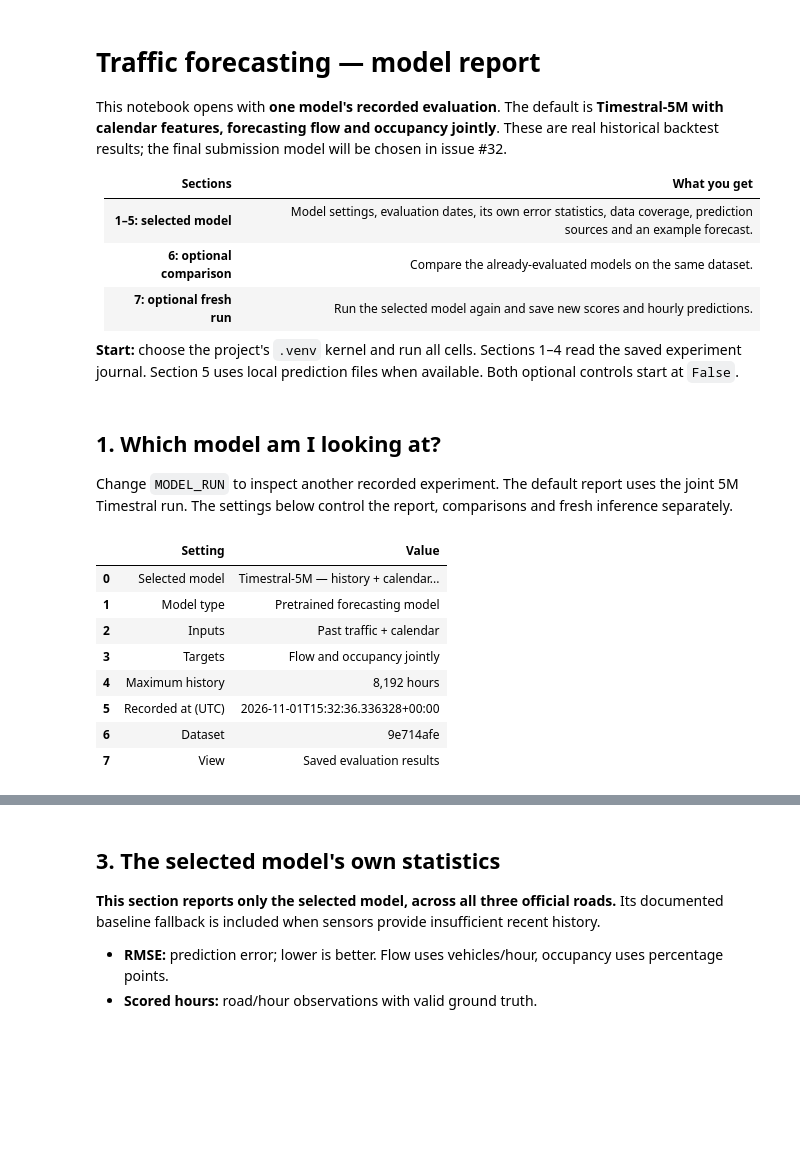
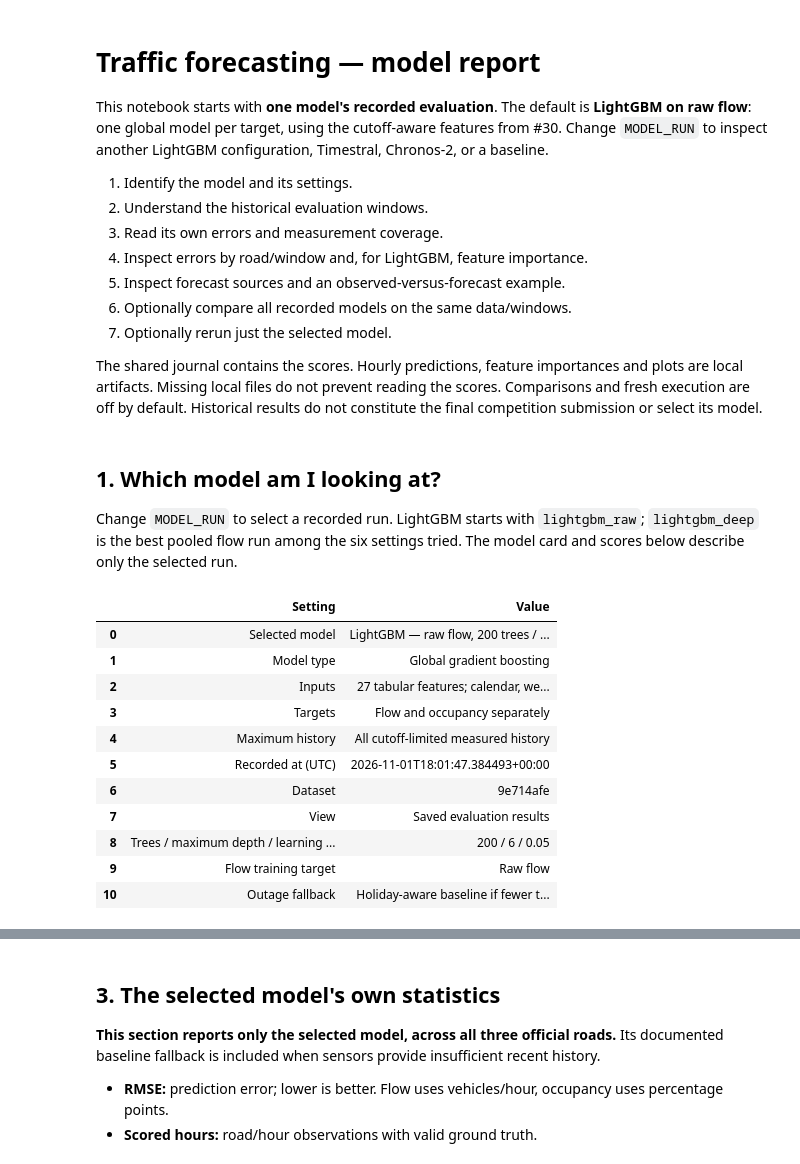
Before and after one commit to Dzoershi/BCG-X-Datathon-Traffic-Prediction-for-Delivery-Optimization, a Jupyter notebook: notebooks/05_model_experiments.ipynb, the cells around one changed output, grey strips where cells are left out. Drawn from its saved outputs; the diff is of its cells as text; code cells hidden in the pictures; blank space fills up the shorter version.

```diff
--- a/notebooks/05_model_experiments.ipynb
+++ b/notebooks/05_model_experiments.ipynb
@@ -1,19 +1,21 @@
 # %% [markdown]
 # Traffic forecasting — model report
 
-This notebook opens with **one model's recorded evaluation**. The default is **Timestral-5M with calendar features, forecasting flow and occupancy jointly**. These are real historical backtest results; the final submission model will be chosen in issue #32.
+This notebook starts with **one model's recorded evaluation**. The default is **LightGBM on raw flow**: one global model per target, using the cutoff-aware features from #30. Change `MODEL_RUN` to inspect another LightGBM configuration, Timestral, Chronos-2, or a baseline.
 
-| Sections | What you get |
-|---|---|
-| **1–5: selected model** | Model settings, evaluation dates, its own error statistics, data coverage, prediction sources and an example forecast. |
-| **6: optional comparison** | Compare the already-evaluated models on the same dataset. |
-| **7: optional fresh run** | Run the selected model again and save new scores and hourly predictions. |
+1. Identify the model and its settings.
+2. Understand the historical evaluation windows.
+3. Read its own errors and measurement coverage.
+4. Inspect errors by road/window and, for LightGBM, feature importance.
+5. Inspect forecast sources and an observed-versus-forecast example.
+6. Optionally compare all recorded models on the same data/windows.
+7. Optionally rerun just the selected model.
 
-**Start:** choose the project's `.venv` kernel and run all cells. Sections 1–4 read the saved experiment journal. Section 5 uses local prediction files when available. Both optional controls start at `False`.
+The shared journal contains the scores. Hourly predictions, feature importances and plots are local artifacts. Missing local files do not prevent reading the scores. Comparisons and fresh execution are off by default. Historical results do not constitute the final competition submission or select its model.
 # %% [markdown]
 ## 1. Which model am I looking at?
 
-Change `MODEL_RUN` to inspect another recorded experiment. The default report uses the joint 5M Timestral run. The settings below control the report, comparisons and fresh inference separately.
+Change `MODEL_RUN` to select a recorded run. LightGBM starts with `lightgbm_raw`; `lightgbm_deep` is the best pooled flow run among the six settings tried. The model card and scores below describe only the selected run.
 # %%
 import json
 import re
@@ -28,11 +30,13 @@ if not (ROOT / "pyproject.toml").exists():
     ROOT = ROOT.parent
 assert (ROOT / "pyproject.toml").exists(), "Open from the repository root or notebooks folder."
 
-MODEL_RUN = "timestral_5m_calendar_multivariate"
+MODEL_RUN = "lightgbm_raw"
 SNAPSHOT = "9e714afe6479d9a22e680b0e70893e06fd04c574219a2ec28f9ceffb237c391d"
 WINDOW_CUTOFF = "2026-10-22"
 EXAMPLE_ROAD = "Convention"
-ARTIFACT_DIR = ROOT / "outputs/metrics/timestral_20261101"
+ARTIFACT_DIR = ROOT / "outputs/metrics" / (
+    "lightgbm_20261101" if MODEL_RUN.startswith("lightgbm_") else "timestral_20261101"
+)
 
 SHOW_COMPARISONS = False
 RERUN_MODEL = False
@@ -51,14 +55,22 @@ MODEL_NAMES = {
     "timestral_28m_calendar": "Timestral-28M — history + calendar",
     "timestral_28m_calendar_multivariate": "Timestral-28M — history + calendar, joint targets",
 }
+MODEL_NAMES.update({
+    "lightgbm_raw": "LightGBM — raw flow, 200 trees / depth 6",
+    "lightgbm_log": "LightGBM — log1p flow, 200 trees / depth 6",
+    "lightgbm_shallow": "LightGBM — raw flow, 100 trees / depth 3",
+    "lightgbm_shallow_log": "LightGBM — log1p flow, 100 trees / depth 3",
+    "lightgbm_deep": "LightGBM — raw flow, 400 trees / depth 8",
+    "lightgbm_deep_log": "LightGBM — log1p flow, 400 trees / depth 8",
+})
 TARGET_NAMES = {"debit_horaire": "Traffic flow", "taux_occupation": "Occupancy"}
 TARGET_UNITS = {"debit_horaire": "vehicles/hour", "taux_occupation": "percentage points"}
 
 journal = pd.read_csv(ROOT / "docs/experiments.csv")
-recorded = journal.loc[journal.description.str.startswith("Issue #20;", na=False)].copy()
+recorded = journal.loc[journal.description.str.match(r"Issue #(?:20|31);", na=False)].copy()
 recorded["fingerprint"] = recorded.description.str.extract(r"fingerprint\s+([0-9a-f]{64})", expand=False)
 recorded = recorded.loc[recorded.fingerprint.eq(SNAPSHOT)]
-recorded["run"] = recorded.description.str.extract(r"Issue #20;\s*([^;]+);", expand=False)
+recorded["run"] = recorded.description.str.extract(r"Issue #(?:20|31);\s*([^;]+);", expand=False)
 recorded = recorded.drop_duplicates("run", keep="last")
 assert MODEL_RUN in set(recorded.run), f"Choose a recorded run from {list(recorded.run)}"
 selected_record = recorded.set_index("run").loc[MODEL_RUN]
@@ -101,30 +113,49 @@ def score_table(frame, groups=()):
 def saved_seconds(description, field):
     match = re.search(rf"{field}\s+([0-9.]+)s", description)
     return float(match.group(1)) if match else None
+
+is_lightgbm = selected_record.model == "LightGBMForecaster"
 # %%
 context = re.search(r"context\s+([0-9]+)\s+h", selected_record.description)
 settings = {
     "Selected model": MODEL_NAMES.get(MODEL_RUN, MODEL_RUN),
-    "Model type": "Pretrained forecasting model" if is_foundation else "Rule-based baseline",
-    "Inputs": "Past traffic + calendar" if "calendar" in MODEL_RUN else "Past traffic and rule-specific calendar use",
-    "Targets": ("Flow and occupancy jointly" if "multivariate" in MODEL_RUN else
-                "Flow and occupancy separately") if is_foundation else "Flow and occupancy",
-    "Maximum history": f"{int(context.group(1)):,} hours" if context else "Defined by the baseline rule",
+    "Model type": ("Global gradient boosting" if is_lightgbm else
+                   "Pretrained forecasting model" if is_foundation else "Rule-based baseline"),
+    "Inputs": ("27 tabular features; calendar, weekly traffic lags/profiles, lagged weather" if is_lightgbm else
+               "Past traffic + calendar" if "calendar" in MODEL_RUN else "Past traffic and rule-specific calendar use"),
+    "Targets": ("Flow and occupancy separately" if is_lightgbm else
+                ("Flow and occupancy jointly" if "multivariate" in MODEL_RUN else
+                 "Flow and occupancy separately") if is_foundation else "Flow and occupancy"),
+    "Maximum history": ("All cutoff-limited measured history" if is_lightgbm else
+                        f"{int(context.group(1)):,} hours" if context else "Defined by the baseline rule"),
     "Recorded at (UTC)": selected_record.date,
     "Dataset": SNAPSHOT[:8],
     "View": "Saved evaluation results",
 }
+if is_lightgbm:
+    recorded_parameters = re.search(r"parameters (\{.*?\});", selected_record.description)
+    assert recorded_parameters, "Stored LightGBM parameters are missing."
+    parameters = json.loads(recorded_parameters.group(1))
+    settings["Trees / maximum depth / learning rate"] = (
+        f"{parameters['n_estimators']} / {parameters['max_depth']} / {parameters['learning_rate']}"
+    )
+    settings["Flow training target"] = ("log1p(flow), inverted before scoring" if "flow=log1p;" in selected_record.description
+                                       else "Raw flow")
+    settings["Outage fallback"] = "Holiday-aware baseline if fewer than 168 valid hours in the last 28 days"
 display(pd.DataFrame(settings.items(), columns=["Setting", "Value"]))
 # %% [output]
 |  | Setting | Value |
-| 0 | Selected model | Timestral-5M — history + calendar... |
-| 1 | Model type | Pretrained forecasting model |
-| 2 | Inputs | Past traffic + calendar |
-| 3 | Targets | Flow and occupancy jointly |
-| 4 | Maximum history | 8,192 hours |
-| 5 | Recorded at (UTC) | 2026-11-01T15:32:36.336328+00:00 |
+| 0 | Selected model | LightGBM — raw flow, 200 trees / ... |
+| 1 | Model type | Global gradient boosting |
+| 2 | Inputs | 27 tabular features; calendar, we... |
+| 3 | Targets | Flow and occupancy separately |
+| 4 | Maximum history | All cutoff-limited measured history |
+| 5 | Recorded at (UTC) | 2026-11-01T18:01:47.384493+00:00 |
 | 6 | Dataset | 9e714afe |
 | 7 | View | Saved evaluation results |
+| 8 | Trees / maximum depth / learning ... | 200 / 6 / 0.05 |
+| 9 | Flow training target | Raw flow |
+| 10 | Outage fallback | Holiday-aware baseline if fewer t... |
 # %% [markdown]
 ## 2. How was this model evaluated?
 
```
Also changed, not shown: parts of 14 cells of this notebook, 6 other files.
